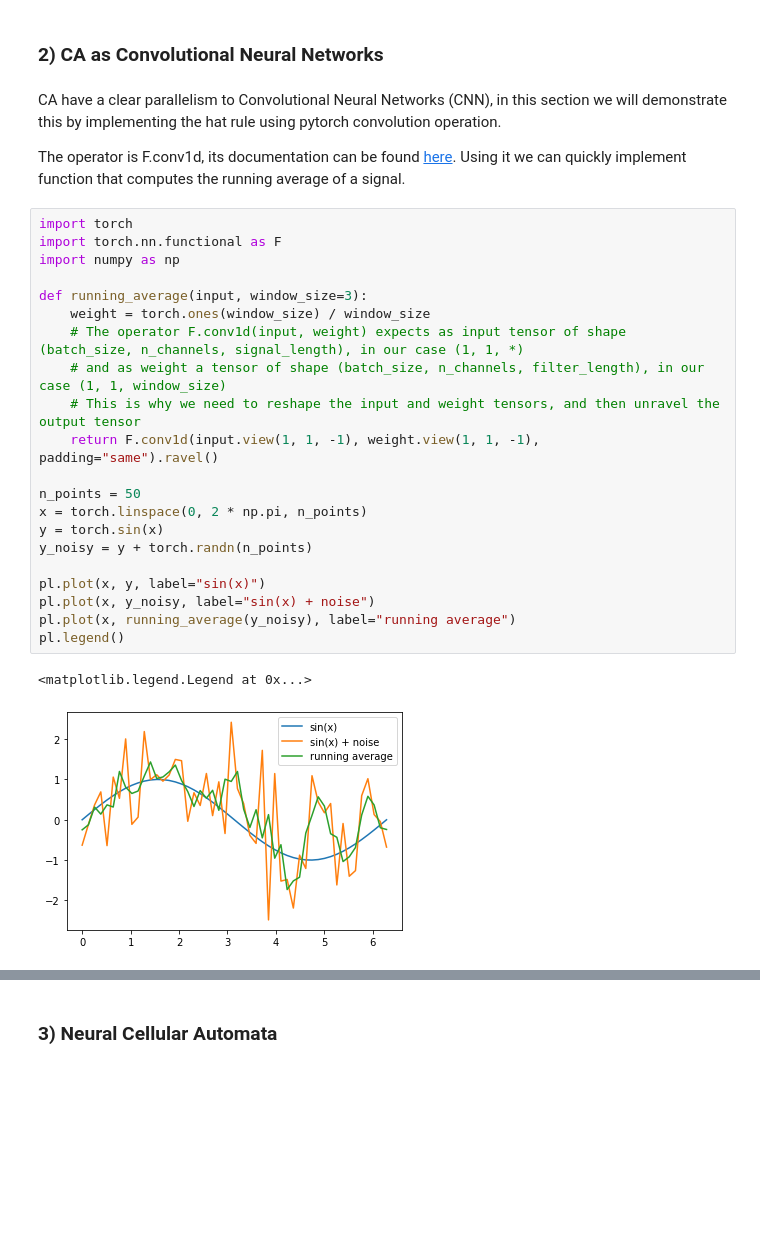
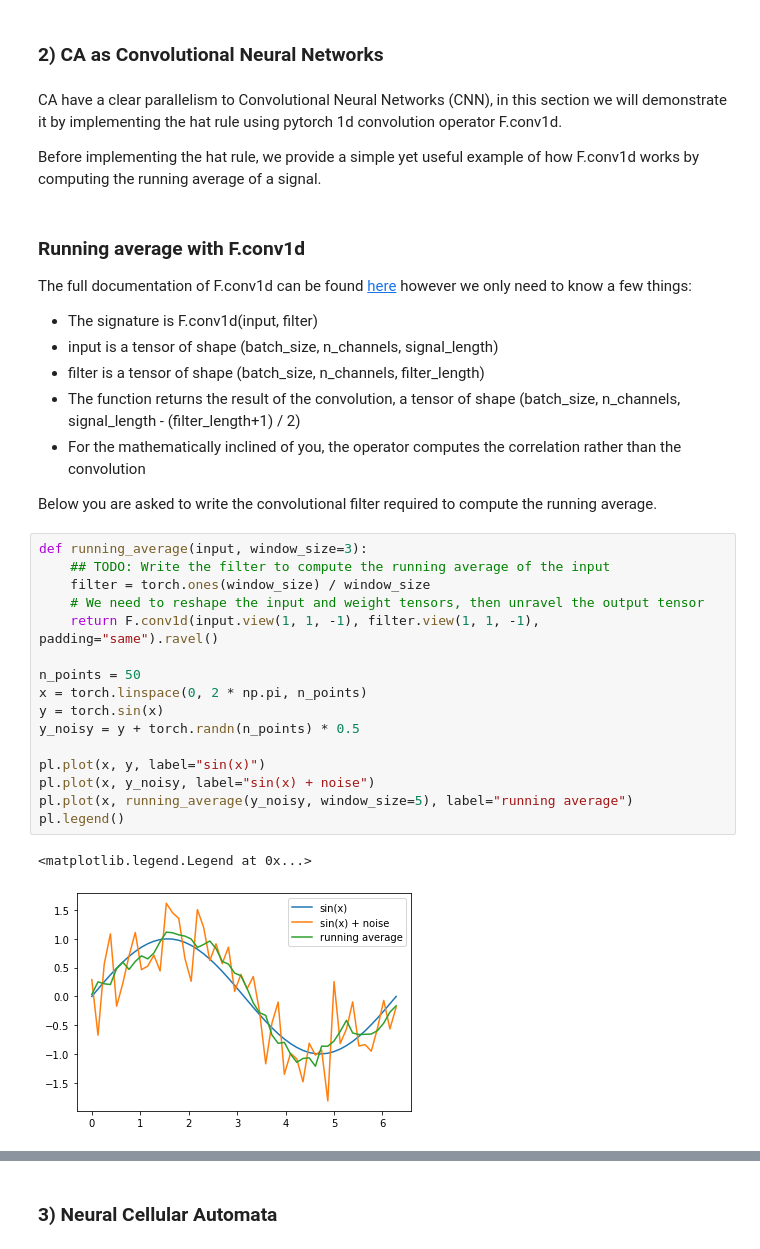
Before and after one commit to LetteraUnica/RL-Units, a Jupyter notebook: Esercizio NCA.ipynb, the cells around one changed output, grey strips where cells are left out. Drawn from its saved outputs; the diff is of its cells as text; blank space fills up the shorter version.

```diff
--- a/Esercizio NCA.ipynb
+++ b/Esercizio NCA.ipynb
@@ -78,31 +96,36 @@ $$x_{t+1}= f(x_t , N(x_t))$$
 # %% [markdown]
 ### 2) CA as Convolutional Neural Networks
 # %% [markdown]
-CA have a clear parallelism to Convolutional Neural Networks (CNN), in this section we will demonstrate this by implementing the hat rule using pytorch convolution operation.
+CA have a clear parallelism to Convolutional Neural Networks (CNN), in this section we will demonstrate it by implementing the hat rule using pytorch 1d convolution operator F.conv1d.
 
-The operator is F.conv1d, its documentation can be found [here](https://pytorch.org/docs/stable/generated/torch.nn.functional.conv1d.html#torch.nn.functional.conv1d).
-Using it we can quickly implement function that computes the running average of a signal.
+Before implementing the hat rule, we provide a simple yet useful example of how F.conv1d works by computing the running average of a signal.
+# %% [markdown]
+### Running average with F.conv1d
+
+The full documentation of F.conv1d can be found [here](https://pytorch.org/docs/stable/generated/torch.nn.functional.conv1d.html#torch.nn.functional.conv1d) however we only need to know a few things:
+* The signature is F.conv1d(input, filter)
+* input is a tensor of shape (batch_size, n_channels, signal_length)
+* filter is a tensor of shape (batch_size, n_channels, filter_length)
+* The function returns the result of the convolution, a tensor of shape (batch_size, n_channels, signal_length - (filter_length+1) / 2)
+* For the mathematically inclined of you, the operator computes the correlation rather than the convolution
+
+Below you are asked to write the convolutional filter required to compute the running average.
 # %%
-import torch
-import torch.nn.functional as F
-import numpy as np
-
 def running_average(input, window_size=3):
-    weight = torch.ones(window_size) / window_size
-    # The operator F.conv1d(input, weight) expects as input tensor of shape (batch_size, n_channels, signal_length), in our case (1, 1, *)
-    # and as weight a tensor of shape (batch_size, n_channels, filter_length), in our case (1, 1, window_size)
-    # This is why we need to reshape the input and weight tensors, and then unravel the output tensor
-    return F.conv1d(input.view(1, 1, -1), weight.view(1, 1, -1), padding="same").ravel()
+    ## TODO: Write the filter to compute the running average of the input
+    filter = torch.ones(window_size) / window_size
+    # We need to reshape the input and weight tensors, then unravel the output tensor
+    return F.conv1d(input.view(1, 1, -1), filter.view(1, 1, -1), padding="same").ravel()
 
 n_points = 50
 x = torch.linspace(0, 2 * np.pi, n_points)
 y = torch.sin(x)
-y_noisy = y + torch.randn(n_points)
+y_noisy = y + torch.randn(n_points) * 0.5
 
 pl.plot(x, y, label="sin(x)")
 pl.plot(x, y_noisy, label="sin(x) + noise")
-pl.plot(x, running_average(y_noisy), label="running average")
+pl.plot(x, running_average(y_noisy, window_size=5), label="running average")
 pl.legend()
 # %% [output]
 <matplotlib.legend.Legend at 0x...>
-[figure, old version]
+[figure, new version]
```
Also changed, not shown: parts of 13 cells of this notebook.
